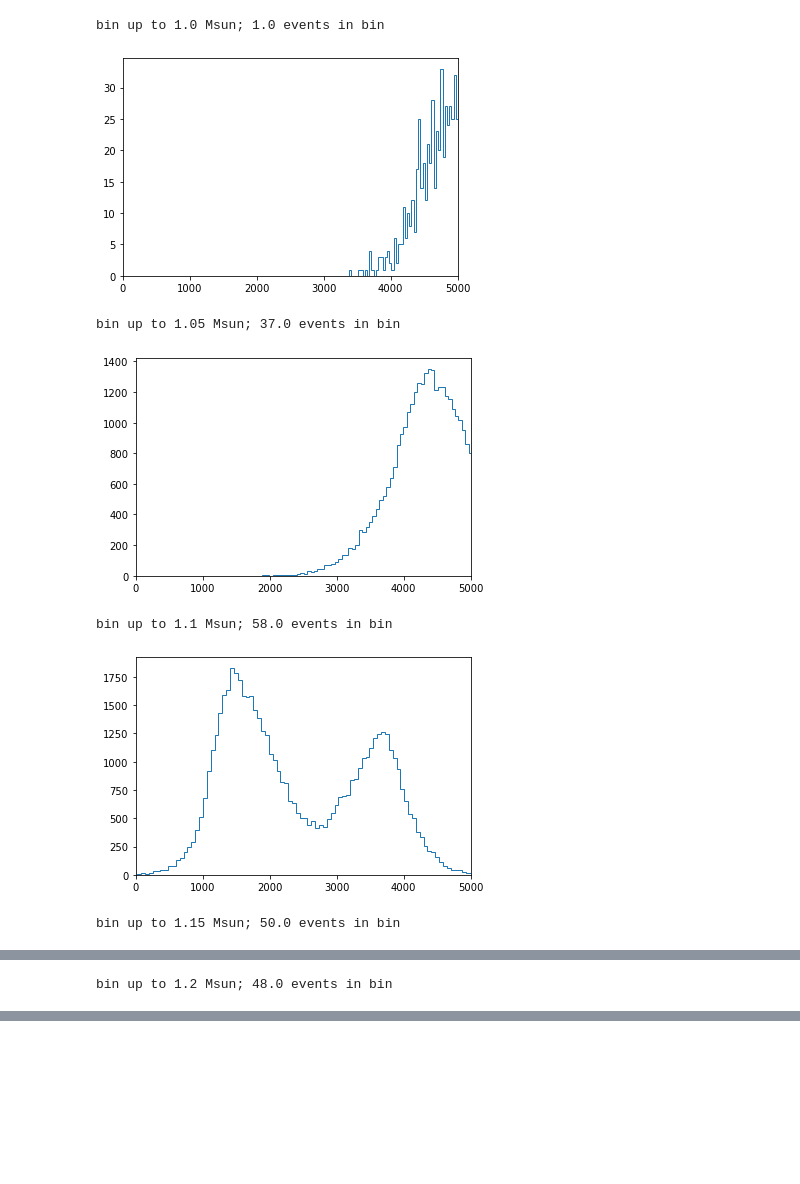
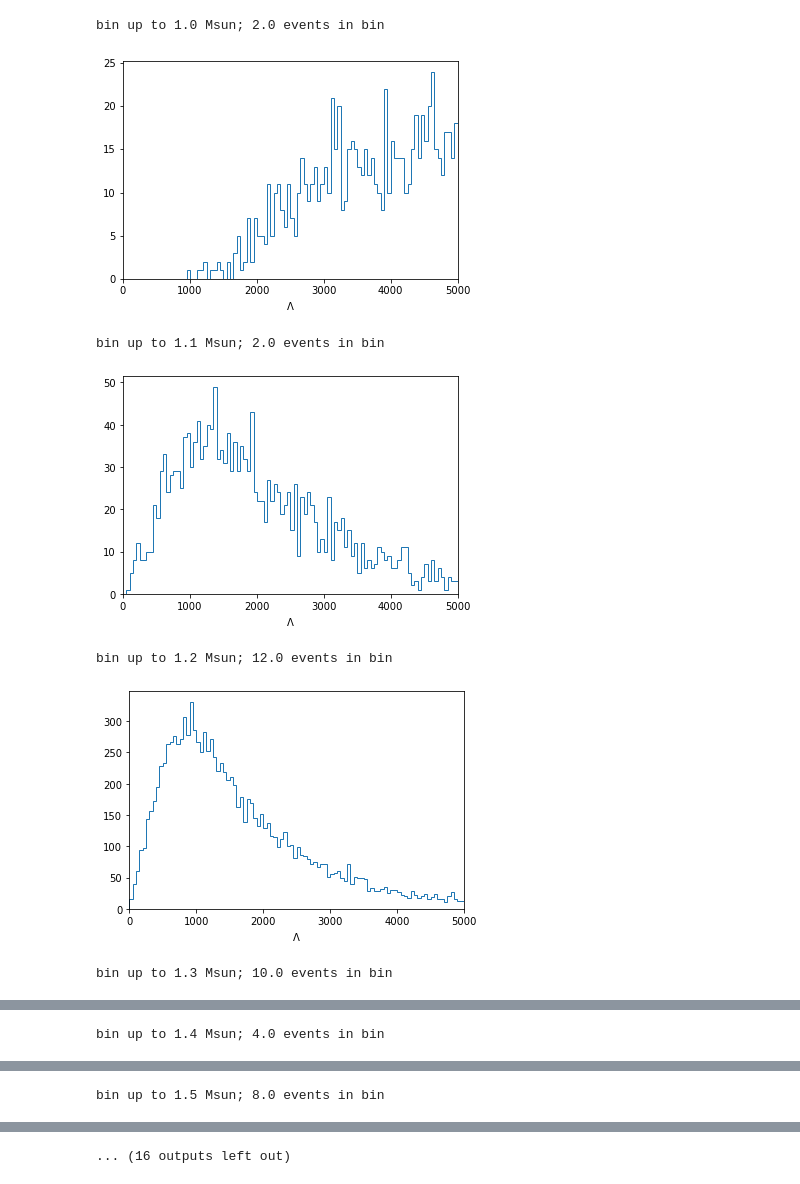
Before and after one commit to landryp/twin-stars, a Jupyter notebook: Simulated_BNS_LambdaRecovery.ipynb, the cells around one changed output, grey strips where cells are left out. Saved outputs shown, nothing was run; the diff lists cells and outputs as text; code cells hidden in the pictures; blank space fills up the shorter version.

```diff
--- a/Simulated_BNS_LambdaRecovery.ipynb
+++ b/Simulated_BNS_LambdaRecovery.ipynb
@@ -9,7 +9,7 @@ import matplotlib.pyplot as plt
 import seaborn as sns
 import pandas as pd
 # %%
-mbins = np.linspace(1.,1.2,5)
+mbins = np.linspace(1.,2.3,14)
 containerm1 = [None]*len(mbins)
 containerm2 = [None]*len(mbins)
 containerL1 = [None]*len(mbins)
@@ -19,9 +19,9 @@ containerL = [None]*len(mbins)
 for j in range(len(mbins)):
     containerm[j], containerL[j] = [], []
 
-for i in range(97):
+for i in range(40):
 
-    data = np.genfromtxt('./Simulated_BNS_Population/BNS_{0}.csv'.format(i),names=True,dtype=None,delimiter=',')
+    data = np.genfromtxt('./dat/O5_unif_BNS_DBHF2010/BNS_{0}.csv'.format(i),names=True,dtype=None,delimiter=',')
 
     m1s = data['m1']
     m2s = data['m2']
@@ -44,7 +44,7 @@ for i in range(97):
 plt.yscale('log')
 plt.ylim(1.,5e3)
 
-plt.xlabel(r'$M$ [$M_mathrm{\odot}$]')
+plt.xlabel(r'$M$ [$M_\mathrm{\odot}$]')
 plt.ylabel(r'$\Lambda$')
 plt.show()
 # %% [output]
@@ -52,17 +52,17 @@ plt.show()
 # %%
 for j in range(len(mbins)):
 
     print('bin up to {0} Msun;'.format(mbins[j]),'{0} events in bin'.format(len(containerL[j])/1000))
-    plt.hist(containerL[j],bins=100,histtype='step')
+    plt.hist(containerL[j],bins=100,range=(0.,5000.),histtype='step')
 
     plt.xlim(0.,5000.)
     plt.xlabel(r'$\Lambda$')
     plt.show()
 # %% [output]
-bin up to 1.0 Msun; 1.0 events in bin
+bin up to 1.0 Msun; 2.0 events in bin
-[figure, old version]
+[figure, new version]
-bin up to 1.05 Msun; 37.0 events in bin
+bin up to 1.1 Msun; 2.0 events in bin
-[figure, old version]
+[figure, new version]
-bin up to 1.1 Msun; 58.0 events in bin
+bin up to 1.2 Msun; 12.0 events in bin
-[figure, old version]
+[figure, new version]
-bin up to 1.15 Msun; 50.0 events in bin
+bin up to 1.3 Msun; 10.0 events in bin
@@ -70 +70 @@ bin up to 1.15 Msun; 50.0 events in bin
-bin up to 1.2 Msun; 48.0 events in bin
+bin up to 1.4 Msun; 4.0 events in bin
@@ -71,0 +72 @@ bin up to 1.2 Msun; 48.0 events in bin
+bin up to 1.5 Msun; 8.0 events in bin
@@ -71,0 +74 @@ bin up to 1.2 Msun; 48.0 events in bin
+... (16 outputs left out)
```
Also changed, not shown: parts of 2 cells of this notebook, 2 other files.
